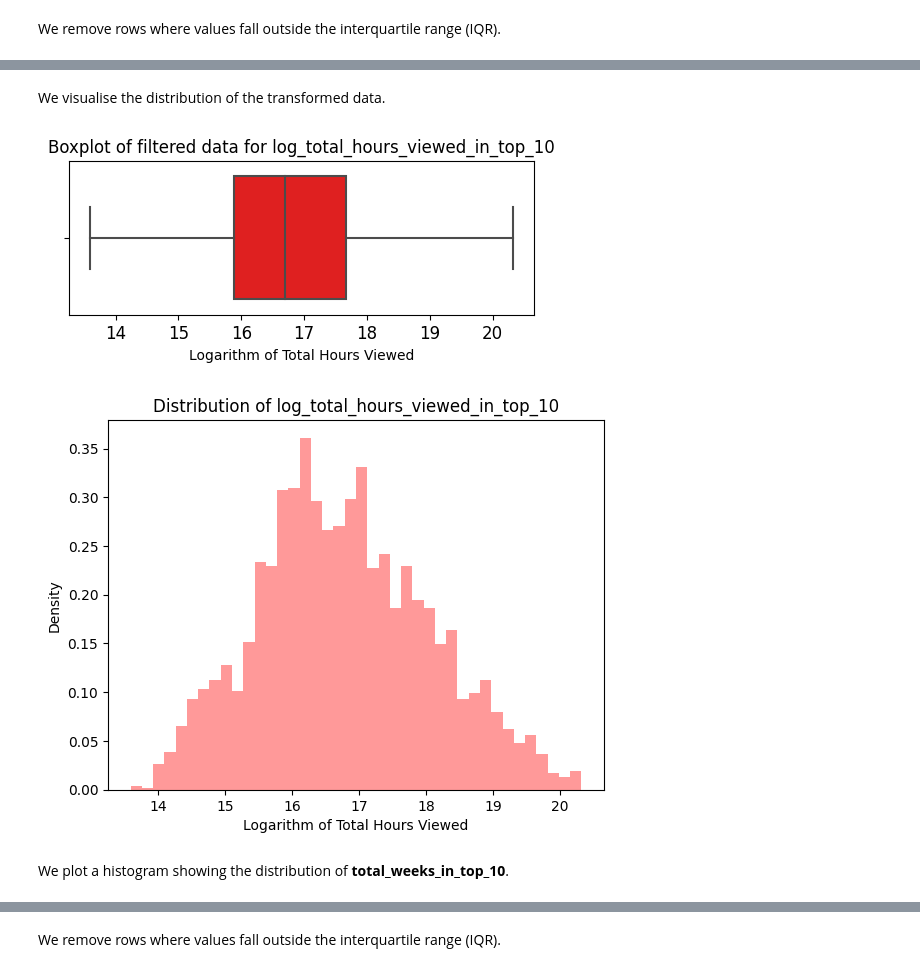
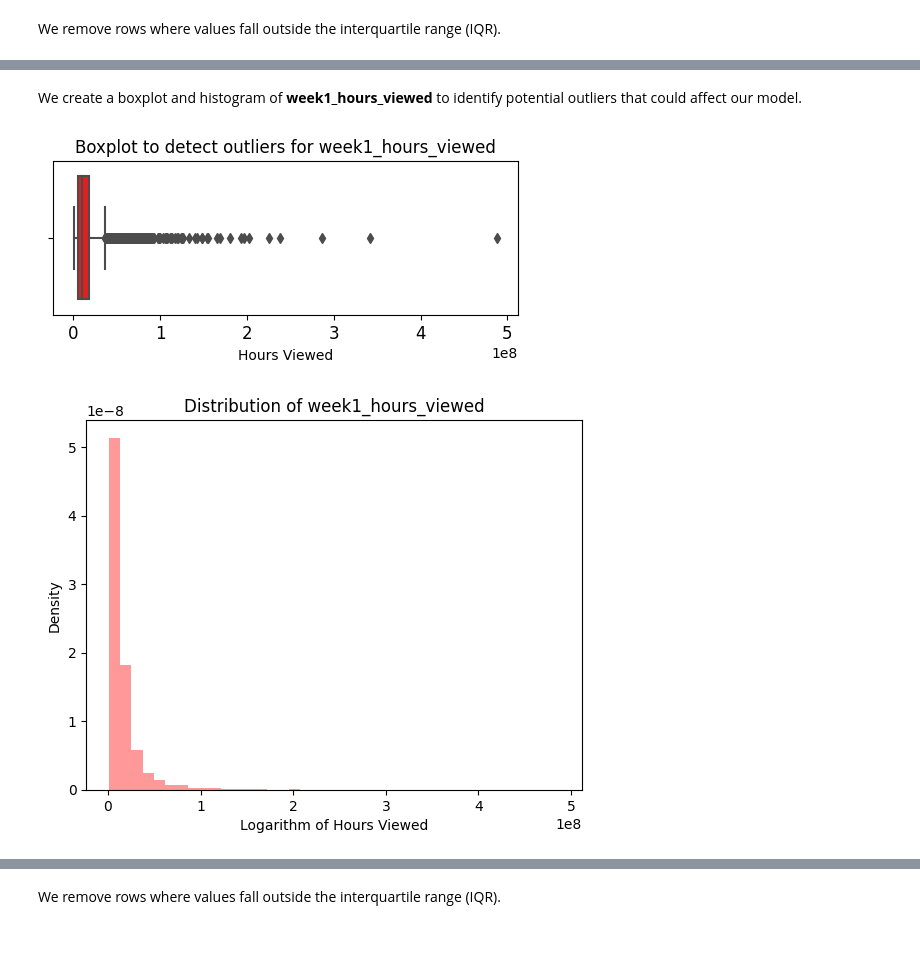
Before and after one commit to dpb24/netflix-global-top-10-performance-predictor-lr, a Jupyter notebook: netflix-global-top-10-performance-predictor.ipynb, the cells around one changed output, grey strips where cells are left out. Cells and saved outputs as stored; diff of their text form; code cells hidden in the pictures; blank space fills up the shorter version.

```diff
--- a/netflix-global-top-10-performance-predictor.ipynb
+++ b/netflix-global-top-10-performance-predictor.ipynb
@@ -391,15 +473,12 @@ We apply a logarithmic transformation to normalise the distribution and reduce s
 # %%
-# Apply log safely (use log1p for non-negative values)
-summary_top10_global_weekly.loc[:, 'log_total_hours_viewed_in_top_10'] = np.log1p(summary_top10_global_weekly['total_hours_viewed_in_top_10'])
-
-# Create new boxplot to visualise distribution of transformed variable `log_total_hours_viewed_in_top_10`
+# Create a boxplot to visualise distribution of `total_weeks_in_top_10` in original, untransformed dataset
 plt.figure(figsize=(6,2))
-plt.title('Boxplot to detect outliers for log_total_hours_viewed_in_top_10', fontsize=12)
+plt.title('Boxplot to detect outliers for total_weeks_in_top_10', fontsize=12)
 plt.xticks(fontsize=12)
 plt.yticks(fontsize=12)
-sns.boxplot(x = 'log_total_hours_viewed_in_top_10',
+sns.boxplot(x = 'total_weeks_in_top_10',
             data = summary_top10_global_weekly,
             color='red')
-plt.xlabel("Logarithm of Total Hours Viewed")
+plt.xlabel("Total Weeks")
 plt.show()
 # %% [output]
@@ -429,30 +521,27 @@ filtered_summary_top10_global_weekly = summary_top10_global_weekly[
-# %% [markdown]
-We visualise the distribution of the transformed data.
+# %% [markdown]
+We create a boxplot and histogram of **week1_hours_viewed** to identify potential outliers that could affect our model.
 # %%
-# Create boxplot of transformed data
+# Create a boxplot to visualise distribution of `week1_hours_viewed` in original, untransformed dataset
 plt.figure(figsize=(6,2))
-plt.title('Boxplot of filtered data for log_total_hours_viewed_in_top_10', fontsize=12)
+plt.title('Boxplot to detect outliers for week1_hours_viewed', fontsize=12)
 plt.xticks(fontsize=12)
 plt.yticks(fontsize=12)
-sns.boxplot(x = 'log_total_hours_viewed_in_top_10',
-            data = filtered_summary_top10_global_weekly,
+sns.boxplot(x = 'week1_hours_viewed',
+            data = summary_top10_global_weekly,
             color='red')
-plt.xlabel("Logarithm of Total Hours Viewed")
+plt.xlabel("Hours Viewed")
 plt.show()
+
+# Visualise distribution of `week1_hours_viewed` in original, untransformed dataset
+plt.hist(summary_top10_global_weekly['week1_hours_viewed'],
+         bins=40,
+         density=True,
+         alpha=0.4,
+         color='red')
+plt.title("Distribution of week1_hours_viewed")
+plt.xlabel('Logarithm of Hours Viewed')
+plt.ylabel('Density')
+plt.show()
 # %% [output]
-[figure, old version]
+[figure, new version]
+[figure, added]
-# %%
-# Create histogram of transformed data
-plt.hist(filtered_summary_top10_global_weekly['log_total_hours_viewed_in_top_10'],
-         bins=40,
-         density=True,
-         alpha=0.4,
-         color='red')
-plt.title("Distribution of log_total_hours_viewed_in_top_10")
-plt.xlabel('Logarithm of Total Hours Viewed')
-plt.ylabel('Density')
-plt.show()
-# %% [output]
-[figure, removed]
-# %% [markdown]
-We plot a histogram showing the distribution of **total_weeks_in_top_10**.
```
Also changed, not shown: parts of 53 cells of this notebook.
